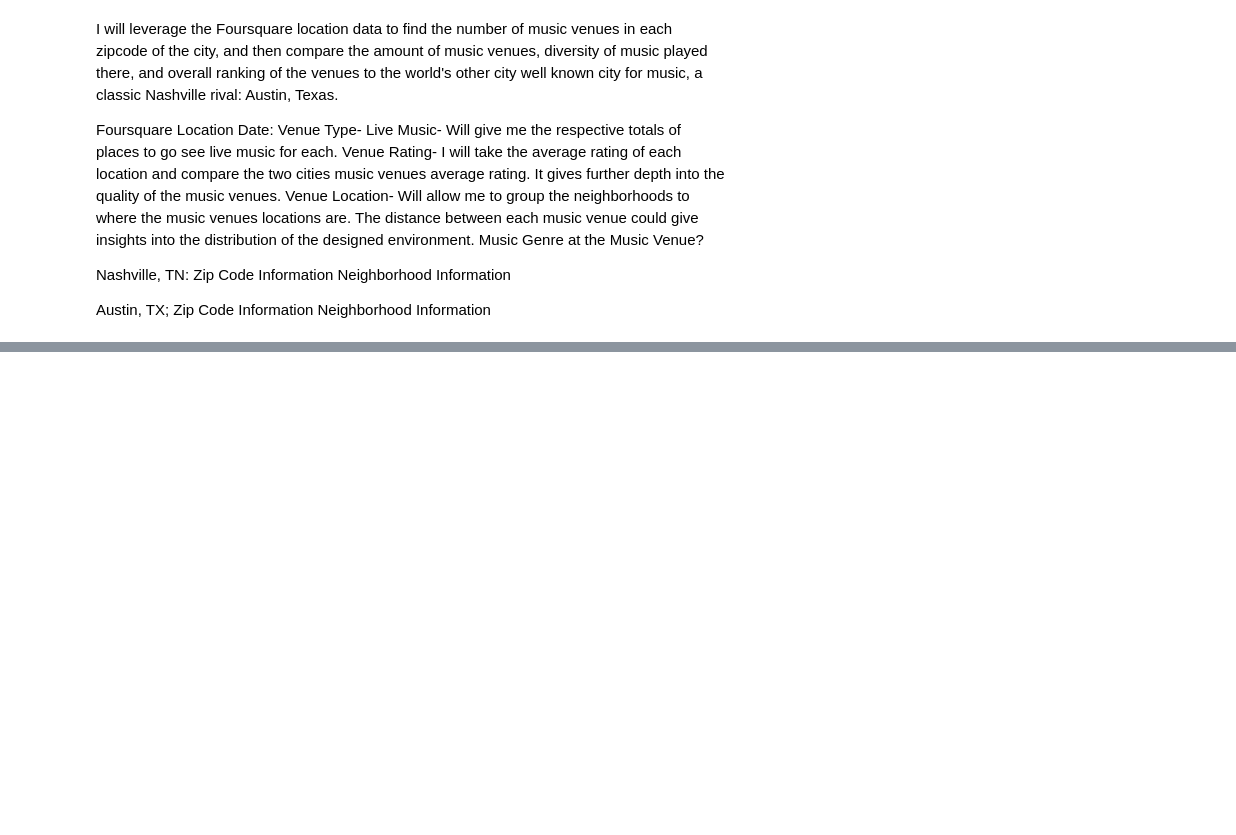
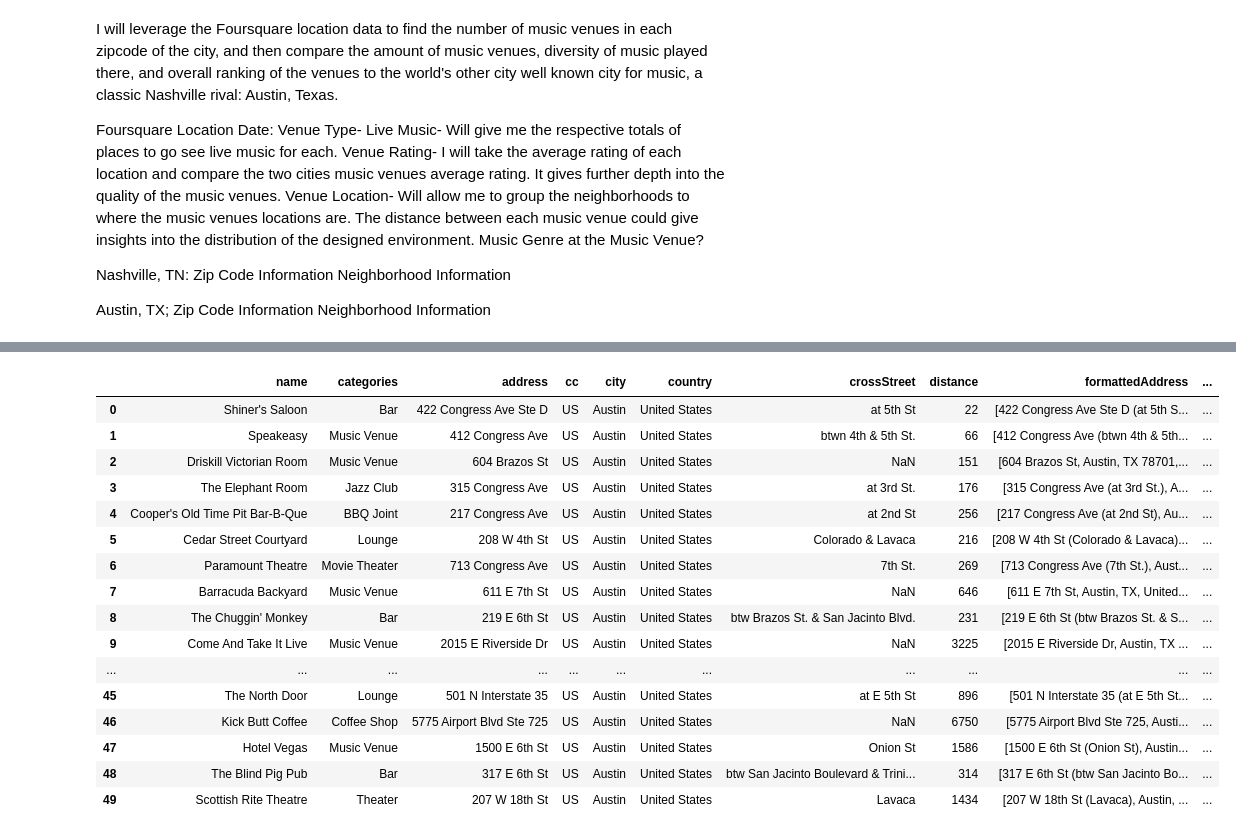
Before and after one commit to Crafta2/Coursera_Capstone, a Jupyter notebook: Craft-Coursera Capstone.ipynb, the cells around one changed output, grey strips where cells are left out. Saved outputs shown, nothing was run; the diff lists cells and outputs as text; code cells hidden in the pictures; blank space fills up the shorter version.

```diff
--- a/Craft-Coursera Capstone.ipynb
+++ b/Craft-Coursera Capstone.ipynb
@@ -28,0 +327,17 @@ Neighborhood Information
+# %%
+CLIENT_ID='FQROVQZIVWZEWWMHFEVMNFBMOTPUDRBD2RTTLKZAYVGW4PC4'
+CLIENT_SECRET='LS2UHM2OU2BX3JDY4ZR04RMX4QJ0EH2MEUSLDQ0IXH4YSRMZ'
+VERSION= '20191007'
+LIMIT= 500
+categoryId= '4bf58dd8d48988d1e5931735'
+Latitude2= 30.2672
+Longitude2= (-97.7431)
+# %%
+url2 = 'https://api.foursquare.com/v2/venues/search?client_id={}&client_secret={}&ll={},{}&v={}&categoryId={}&radius={}&limit={}'.format(CLIENT_ID, CLIENT_SECRET, Latitude2, Longitude2, VERSION, categoryId, radius, LIMIT)
+results2 = requests.get(url2).json()
+
+venues2 = results2['response']['venues']
+
+AustinVenues = json_normalize(venues2)
+
+AustinVenues
@@ -28,0 +363,41 @@ Neighborhood Information
+# %%
+AustinVenues2 = ['name', 'categories'] + [col for col in dataframe.columns if col.startswith('location.')] + ['id']
+AustinVenues2 = AustinVenues.loc[:, AustinVenues2]
+
+
+def get_category_type(row):
+    try:
+        categories_list = row['categories']
+    except:
+        categories_list = row['venue.categories']
+
+    if len(categories_list) == 0:
+        return None
+    else:
+        return categories_list[0]['name']
+
+
+AustinVenues2['categories'] = AustinVenues2.apply(get_category_type, axis=1)
+
+
+AustinVenues2.columns = [column.split('.')[-1] for column in AustinVenues2.columns]
+
+AustinVenues2
+# %% [output]
+|  | name | categories | address | cc | city | country | crossStreet | distance | formattedAddress | ... |
+| 0 | Shiner's Saloon | Bar | 422 Congress Ave Ste D | US | Austin | United States | at 5th St | 22 | [422 Congress Ave Ste D (at 5th S... | ... |
+| 1 | Speakeasy | Music Venue | 412 Congress Ave | US | Austin | United States | btwn 4th & 5th St. | 66 | [412 Congress Ave (btwn 4th & 5th... | ... |
+| 2 | Driskill Victorian Room | Music Venue | 604 Brazos St | US | Austin | United States | NaN | 151 | [604 Brazos St, Austin, TX 78701,... | ... |
+| 3 | The Elephant Room | Jazz Club | 315 Congress Ave | US | Austin | United States | at 3rd St. | 176 | [315 Congress Ave (at 3rd St.), A... | ... |
+| 4 | Cooper's Old Time Pit Bar-B-Que | BBQ Joint | 217 Congress Ave | US | Austin | United States | at 2nd St | 256 | [217 Congress Ave (at 2nd St), Au... | ... |
+| 5 | Cedar Street Courtyard | Lounge | 208 W 4th St | US | Austin | United States | Colorado & Lavaca | 216 | [208 W 4th St (Colorado & Lavaca)... | ... |
+| 6 | Paramount Theatre | Movie Theater | 713 Congress Ave | US | Austin | United States | 7th St. | 269 | [713 Congress Ave (7th St.), Aust... | ... |
+| 7 | Barracuda Backyard | Music Venue | 611 E 7th St | US | Austin | United States | NaN | 646 | [611 E 7th St, Austin, TX, United... | ... |
+| 8 | The Chuggin' Monkey | Bar | 219 E 6th St | US | Austin | United States | btw Brazos St. & San Jacinto Blvd. | 231 | [219 E 6th St (btw Brazos St. & S... | ... |
+| 9 | Come And Take It Live | Music Venue | 2015 E Riverside Dr | US | Austin | United States | NaN | 3225 | [2015 E Riverside Dr, Austin, TX ... | ... |
+| ... | ... | ... | ... | ... | ... | ... | ... | ... | ... | ... |
+| 45 | The North Door | Lounge | 501 N Interstate 35 | US | Austin | United States | at E 5th St | 896 | [501 N Interstate 35 (at E 5th St... | ... |
+| 46 | Kick Butt Coffee | Coffee Shop | 5775 Airport Blvd Ste 725 | US | Austin | United States | NaN | 6750 | [5775 Airport Blvd Ste 725, Austi... | ... |
+| 47 | Hotel Vegas | Music Venue | 1500 E 6th St | US | Austin | United States | Onion St | 1586 | [1500 E 6th St (Onion St), Austin... | ... |
+| 48 | The Blind Pig Pub | Bar | 317 E 6th St | US | Austin | United States | btw San Jacinto Boulevard & Trini... | 314 | [317 E 6th St (btw San Jacinto Bo... | ... |
+| 49 | Scottish Rite Theatre | Theater | 207 W 18th St | US | Austin | United States | Lavaca | 1434 | [207 W 18th St (Lavaca), Austin, ... | ... |
```
Also changed, not shown: parts of 40 cells of this notebook.
